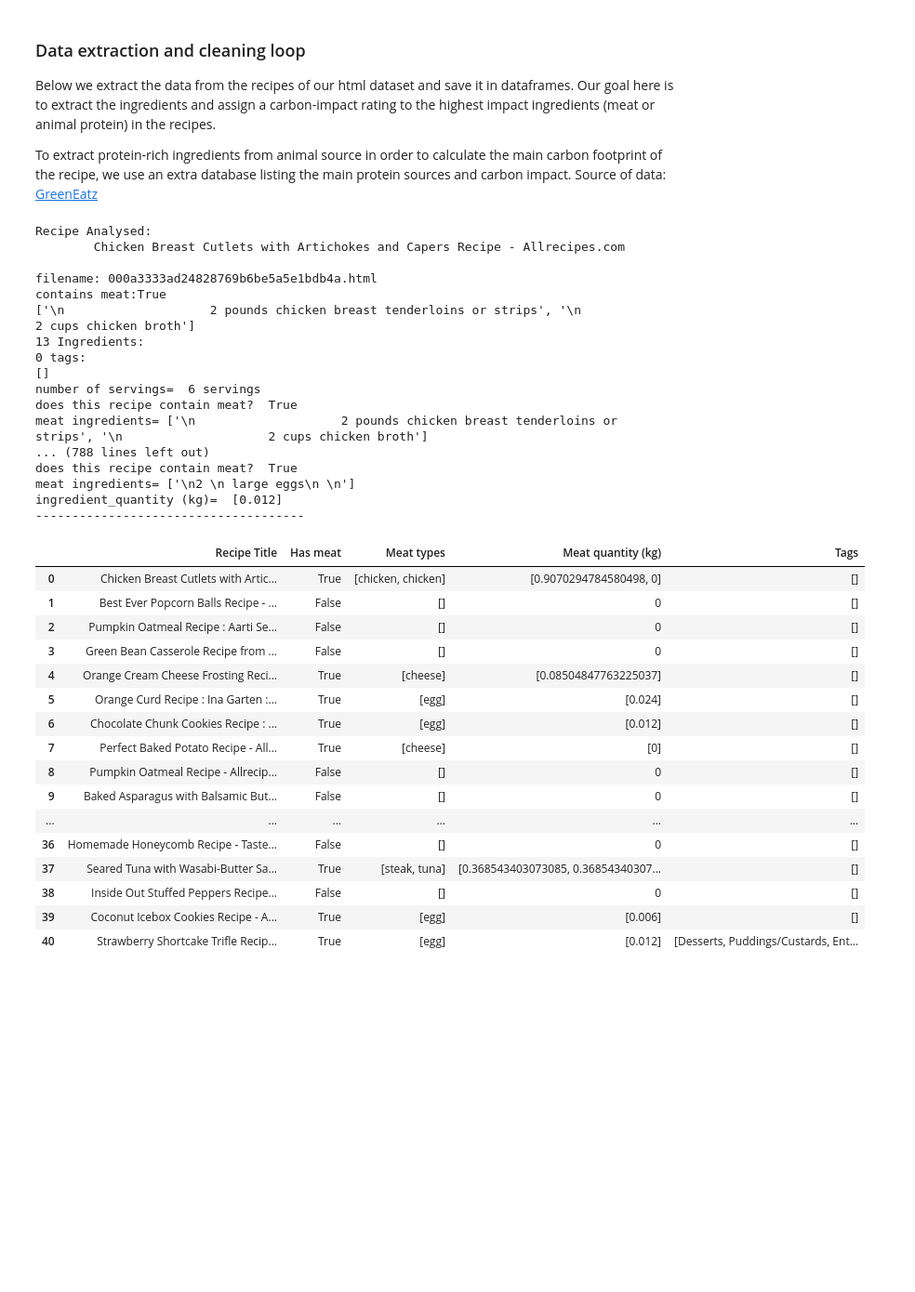
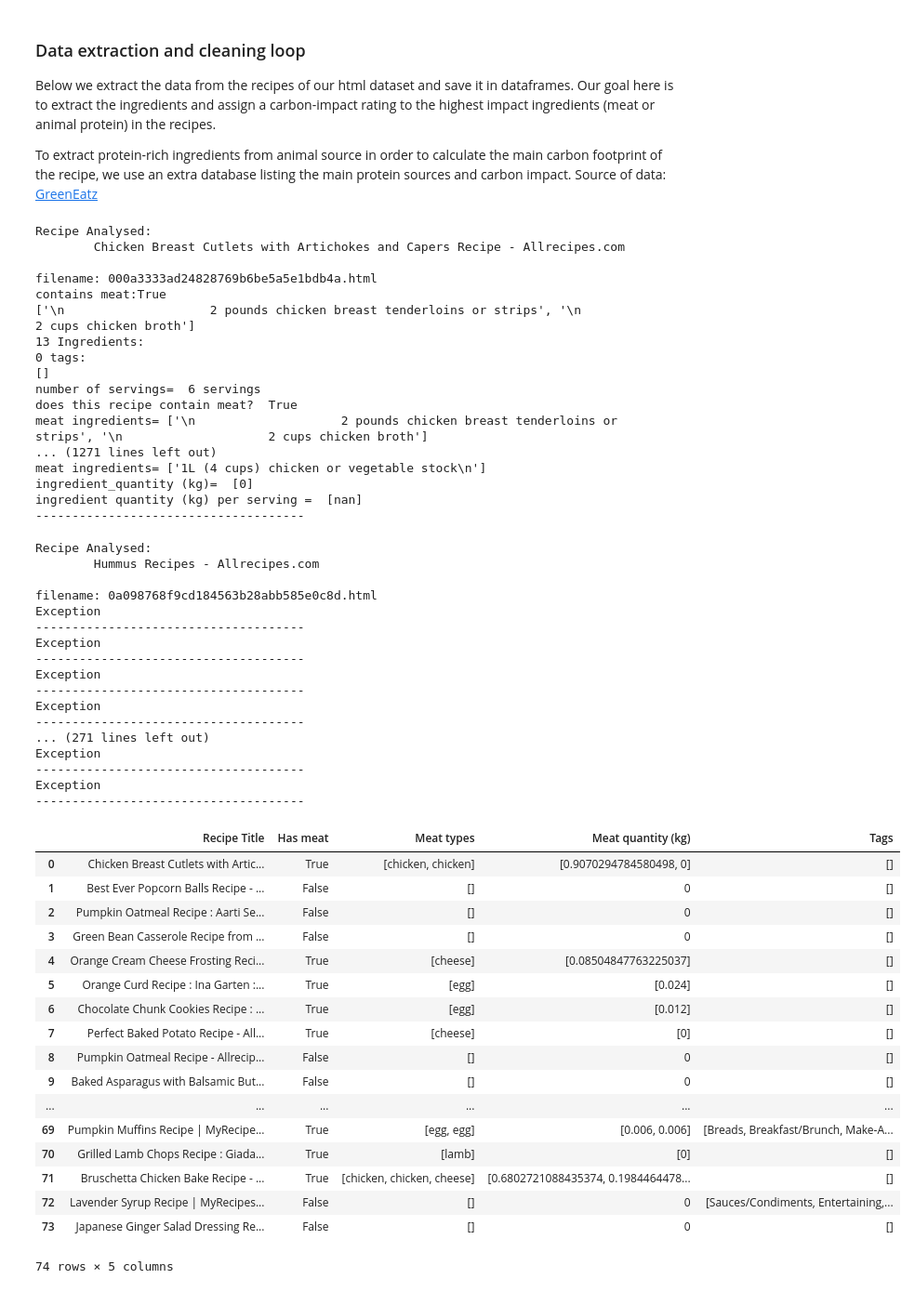
Before and after one commit to chloerDXN/lovelace-project, a Jupyter notebook: meet_the_meat.ipynb, the cells around one changed output. Shown at 93% size. Drawn from its saved outputs; the diff is of its cells as text; code cells hidden in the pictures; blank space fills up the shorter version.

```diff
--- a/meet_the_meat.ipynb
+++ b/meet_the_meat.ipynb
@@ -389,0 +366,26 @@ def carbon_fp (l):
+# %%
+#code to test individual files: DELETE IN FINAL VERSION
+with open(SAMPLE_DATA_FOLDER+'00c91ad77e6a57b1c83c37a6798ebe61.html') as f:
+    page = f.read()
+    soup = BeautifulSoup(page, 'html.parser')
+
+            #check webpage and extract ingredients if recognised as recipe
+    is_recipe, website = find_website(soup)
+    print('Recipe Analysed: '+soup.title.string)
+    #print(soup.prettify())
+
+    #tags, ingredients = analyse_page(soup, website)
+    tags, ingredients, rating, servings= analyse_page(soup, website)
+    has_meat, meat_ingredients, meat_ingredients_str = contains_meat_ingredients(ingredients, meat_products)
+    #Extract meat ingredients and quantities in kg
+    ingredient_quant_kg = extract_meat(meat_ingredients_str)
+    print(servings)
+    print('contains meat:'+str(has_meat))
+    print(meat_ingredients_str)
+    print('{0} Ingredients: '.format(len(ingredients)))
+    print(ingredients)
+    print('{0} tags:'.format(len(tags)))
+    print(tags)
+    print('does this recipe contain meat? ', has_meat)
+    print('meat ingredients=', meat_ingredients_str)
+    print('ingredient_quantity (kg)= ',ingredient_quant_kg)
@@ -428,8 +448,10 @@ for filename in os.listdir(SAMPLE_DATA_FOLDER):
 
                         #Extract meat ingredients and quantities in kg
                         ingredient_quant_kg = extract_meat(meat_ingredients_str)
+                        ingredient_quant_norm = normalize_servings(ingredient_quant_kg, servings)
                     else:
                         ingredient_quant_kg = 0
+                        ingredient_quant_norm = 0
 
                     if verbose:
                         #print('Recipe Analysed: '+soup.title.string)
@@ -447,6 +469,7 @@ for filename in os.listdir(SAMPLE_DATA_FOLDER):
                         #print('ingredients = ',ingredients)
                         print('meat ingredients=', meat_ingredients_str)
                         print('ingredient_quantity (kg)= ',ingredient_quant_kg)
+                        print('ingredient quantity (kg) per serving = ', ingredient_quant_norm )
 
 
                     data.append([soup.title.string, has_meat, meat_ingredients, ingredient_quant_kg, tags])
@@ -462,7 +485,7 @@ for filename in os.listdir(SAMPLE_DATA_FOLDER):
     if verbose:
         print('-------------------------------------')
 
-    if step>=100:
+    if step>=200:
         break
 
 column_labels=['Recipe Title', 'Has meat', 'Meat types', 'Meat quantity (kg)','Tags']#missing: 'Carbon footprint', 'Rating', 'Tags'
@@ -471,39 +494,57 @@ recipes_df = pd.DataFrame(data, columns = column_labels)
 #save the data as csv for in depth analysis
 #recipes_df.to_csv(DATA_FOLDER+'/recipes_data')
 
 recipes_df
 # %% [output]
 Recipe Analysed:
         Chicken Breast Cutlets with Artichokes and Capers Recipe - Allrecipes.com
 
 filename: 000a3333ad24828769b6be5a5e1bdb4a.html
 contains meat:True
 ['\n                    2 pounds chicken breast tenderloins or strips', '\n                    2 cups chicken broth']
 13 Ingredients:
 0 tags:
 []
 number of servings=  6 servings
 does this recipe contain meat?  True
 meat ingredients= ['\n                    2 pounds chicken breast tenderloins or strips', '\n                    2 cups chicken broth']
-... (788 lines left out)
-does this recipe contain meat?  True
-meat ingredients= ['\n2 \n large eggs\n \n']
-ingredient_quantity (kg)=  [0.012]
+... (1271 lines left out)
+meat ingredients= ['1L (4 cups) chicken or vegetable stock\n']
+ingredient_quantity (kg)=  [0]
+ingredient quantity (kg) per serving =  [nan]
 -------------------------------------
+Recipe Analysed:
+        Hummus Recipes - Allrecipes.com
+
+filename: 0a098768f9cd184563b28abb585e0c8d.html
+Exception
+-------------------------------------
+Exception
+-------------------------------------
+Exception
+-------------------------------------
+Exception
+-------------------------------------
+... (271 lines left out)
+Exception
+-------------------------------------
+Exception
+-------------------------------------
 |  | Recipe Title | Has meat | Meat types | Meat quantity (kg) | Tags |
 | 0 | Chicken Breast Cutlets with Artic... | True | [chicken, chicken] | [0.9070294784580498, 0] | [] |
 | 1 | Best Ever Popcorn Balls Recipe - ... | False | [] | 0 | [] |
 | 2 | Pumpkin Oatmeal Recipe : Aarti Se... | False | [] | 0 | [] |
 | 3 | Green Bean Casserole Recipe from ... | False | [] | 0 | [] |
 | 4 | Orange Cream Cheese Frosting Reci... | True | [cheese] | [0.08504847763225037] | [] |
 | 5 | Orange Curd Recipe : Ina Garten :... | True | [egg] | [0.024] | [] |
 | 6 | Chocolate Chunk Cookies Recipe : ... | True | [egg] | [0.012] | [] |
 | 7 | Perfect Baked Potato Recipe - All... | True | [cheese] | [0] | [] |
 | 8 | Pumpkin Oatmeal Recipe - Allrecip... | False | [] | 0 | [] |
 | 9 | Baked Asparagus with Balsamic But... | False | [] | 0 | [] |
 | ... | ... | ... | ... | ... | ... |
-| 36 | Homemade Honeycomb Recipe - Taste... | False | [] | 0 | [] |
-| 37 | Seared Tuna with Wasabi-Butter Sa... | True | [steak, tuna] | [0.368543403073085, 0.36854340307... | [] |
-| 38 | Inside Out Stuffed Peppers Recipe... | False | [] | 0 | [] |
-| 39 | Coconut Icebox Cookies Recipe - A... | True | [egg] | [0.006] | [] |
-| 40 | Strawberry Shortcake Trifle Recip... | True | [egg] | [0.012] | [Desserts, Puddings/Custards, Ent... |
+| 69 | Pumpkin Muffins Recipe | MyRecipe... | True | [egg, egg] | [0.006, 0.006] | [Breads, Breakfast/Brunch, Make-A... |
+| 70 | Grilled Lamb Chops Recipe : Giada... | True | [lamb] | [0] | [] |
+| 71 | Bruschetta Chicken Bake Recipe - ... | True | [chicken, chicken, cheese] | [0.6802721088435374, 0.1984464478... | [] |
+| 72 | Lavender Syrup Recipe | MyRecipes... | False | [] | 0 | [Sauces/Condiments, Entertaining,... |
+| 73 | Japanese Ginger Salad Dressing Re... | False | [] | 0 | [] |
+74 rows × 5 columns
```
Also changed, not shown: parts of 11 cells of this notebook.
